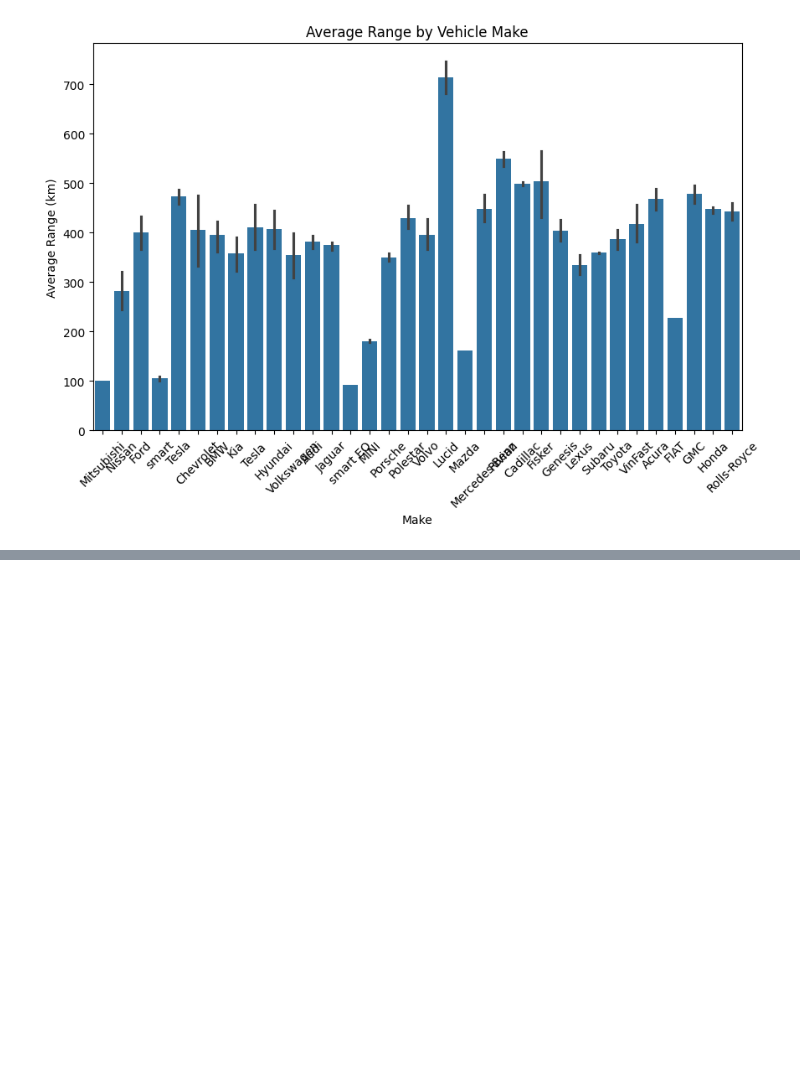
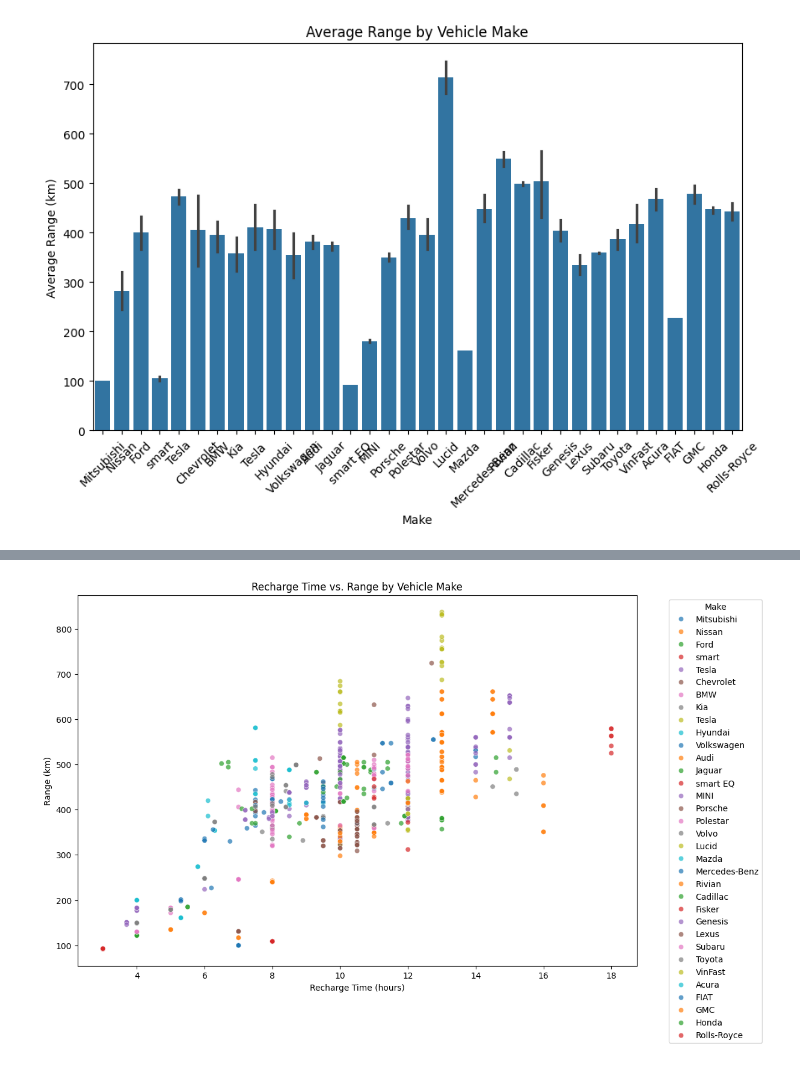
Before and after one commit to heersandhu/Insightfulbytes, a Jupyter notebook: Welcome_To_Colab.ipynb, the cells around one changed output, grey strips where cells are left out. Cells and saved outputs as stored; diff of their text form; code cells hidden in the pictures; blank space fills up the shorter version.

```diff
--- a/Welcome_To_Colab.ipynb
+++ b/Welcome_To_Colab.ipynb
@@ -85,0 +116,13 @@ plt.show()
+# %%
+import seaborn as sns
+import matplotlib.pyplot as plt
+
+plt.figure(figsize=(12, 8))
+sns.scatterplot(x='Recharge time (h)', y='Range (km)', hue='Make', data=df, palette='tab10', alpha=0.7)
+plt.title('Recharge Time vs. Range by Vehicle Make')
+plt.xlabel('Recharge Time (hours)')
+plt.ylabel('Range (km)')
+plt.legend(title='Make', bbox_to_anchor=(1.05, 1), loc='upper left')
+plt.show()
+# %% [output]
+[figure, added]
```
Also changed, not shown: parts of 2 cells of this notebook.
